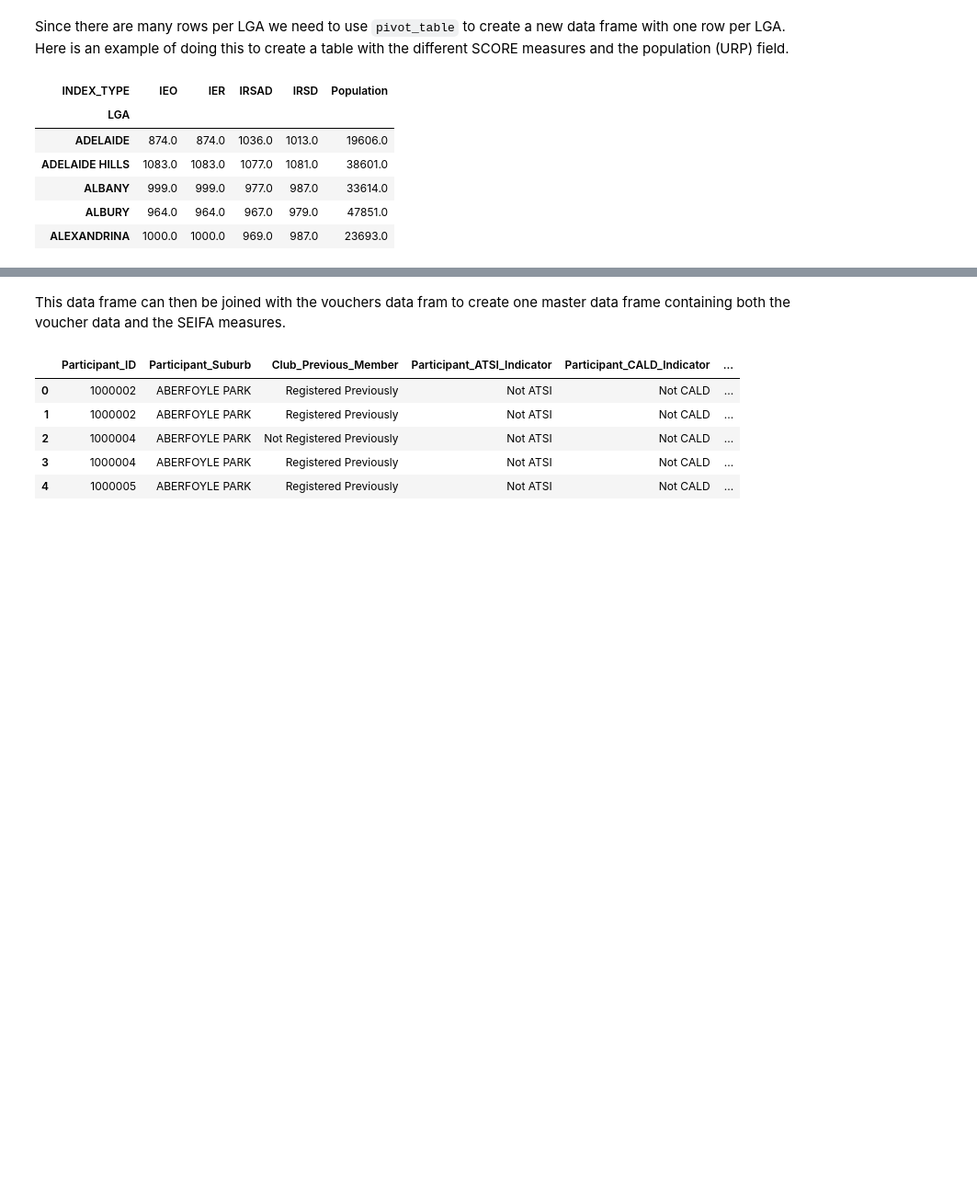
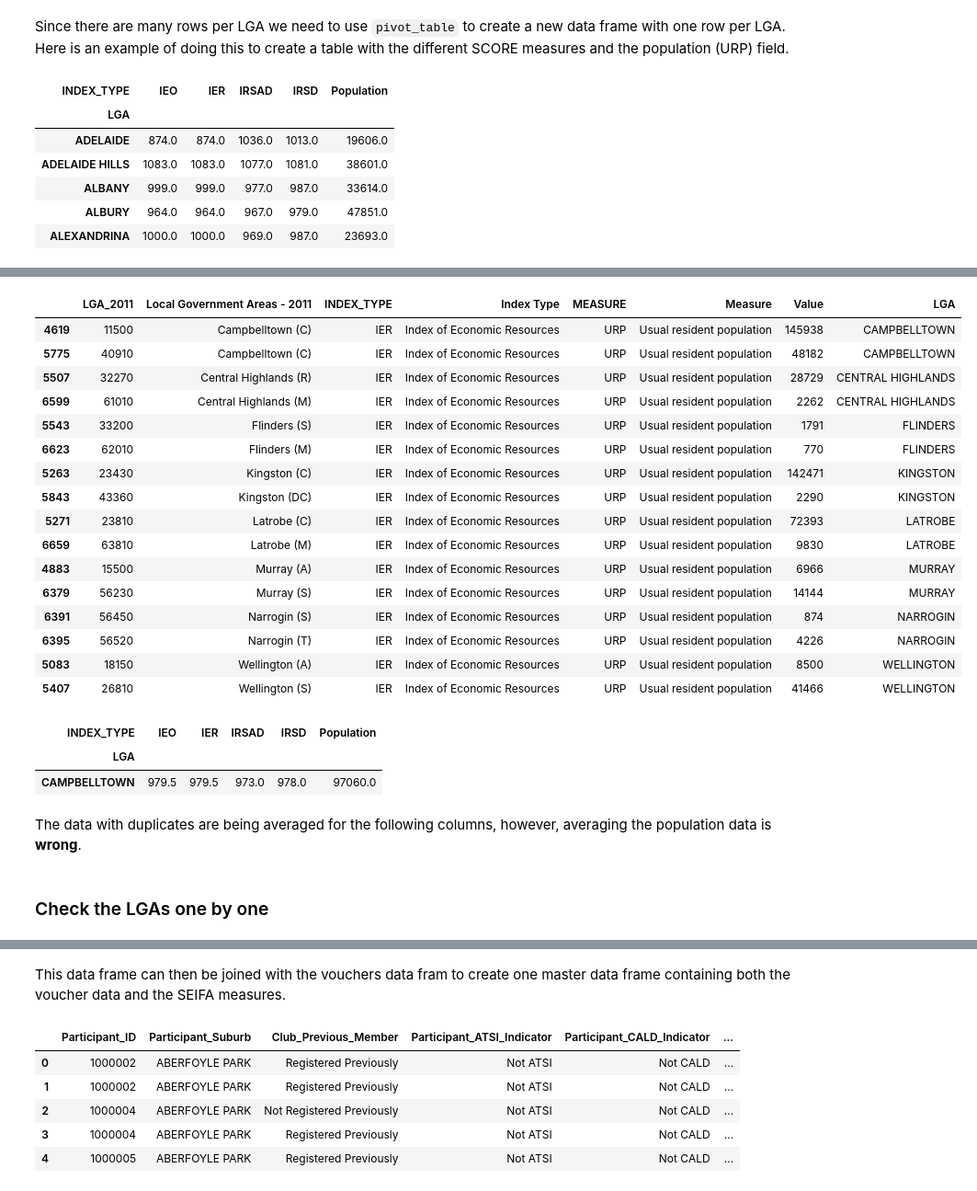
Before and after one commit to walthersy/DataScience-Portfolio, a Jupyter notebook: Portfolio 2.ipynb, the cells around one changed output, grey strips where cells are left out. Shown: that part at 92% size. Cells and saved outputs as stored; diff of their text form; code cells hidden in the pictures; blank space fills up the shorter version.

Commit message:
discovered duplicates

```diff
--- a/Portfolio 2.ipynb
+++ b/Portfolio 2.ipynb
@@ -81,0 +80,3 @@ __IRSD__ - Index of Relative Socio-economic Disadvantage
+# %%
+duplicates = seifa.query('MEASURE=="URP" & INDEX_TYPE=="IER"')[seifa.query('MEASURE=="URP" & INDEX_TYPE=="IER"').duplicated(subset=['LGA'])].LGA
+duplicates
@@ -81,0 +93,30 @@ __IRSD__ - Index of Relative Socio-economic Disadvantage
+# %%
+seifa.query('MEASURE=="URP" & INDEX_TYPE=="IER"')[seifa.query('MEASURE=="URP" & INDEX_TYPE=="IER"')['LGA'].isin(duplicates)].sort_values('LGA')
+# %% [output]
+|  | LGA_2011 | Local Government Areas - 2011 | INDEX_TYPE | Index Type | MEASURE | Measure | Value | LGA |
+| 4619 | 11500 | Campbelltown (C) | IER | Index of Economic Resources | URP | Usual resident population | 145938 | CAMPBELLTOWN |
+| 5775 | 40910 | Campbelltown (C) | IER | Index of Economic Resources | URP | Usual resident population | 48182 | CAMPBELLTOWN |
+| 5507 | 32270 | Central Highlands (R) | IER | Index of Economic Resources | URP | Usual resident population | 28729 | CENTRAL HIGHLANDS |
+| 6599 | 61010 | Central Highlands (M) | IER | Index of Economic Resources | URP | Usual resident population | 2262 | CENTRAL HIGHLANDS |
+| 5543 | 33200 | Flinders (S) | IER | Index of Economic Resources | URP | Usual resident population | 1791 | FLINDERS |
+| 6623 | 62010 | Flinders (M) | IER | Index of Economic Resources | URP | Usual resident population | 770 | FLINDERS |
+| 5263 | 23430 | Kingston (C) | IER | Index of Economic Resources | URP | Usual resident population | 142471 | KINGSTON |
+| 5843 | 43360 | Kingston (DC) | IER | Index of Economic Resources | URP | Usual resident population | 2290 | KINGSTON |
+| 5271 | 23810 | Latrobe (C) | IER | Index of Economic Resources | URP | Usual resident population | 72393 | LATROBE |
+| 6659 | 63810 | Latrobe (M) | IER | Index of Economic Resources | URP | Usual resident population | 9830 | LATROBE |
+| 4883 | 15500 | Murray (A) | IER | Index of Economic Resources | URP | Usual resident population | 6966 | MURRAY |
+| 6379 | 56230 | Murray (S) | IER | Index of Economic Resources | URP | Usual resident population | 14144 | MURRAY |
+| 6391 | 56450 | Narrogin (S) | IER | Index of Economic Resources | URP | Usual resident population | 874 | NARROGIN |
+| 6395 | 56520 | Narrogin (T) | IER | Index of Economic Resources | URP | Usual resident population | 4226 | NARROGIN |
+| 5083 | 18150 | Wellington (A) | IER | Index of Economic Resources | URP | Usual resident population | 8500 | WELLINGTON |
+| 5407 | 26810 | Wellington (S) | IER | Index of Economic Resources | URP | Usual resident population | 41466 | WELLINGTON |
+# %%
+LGA_scores[LGA_scores.index=='CAMPBELLTOWN']
+# %% [output]
+| INDEX_TYPE | IEO | IER | IRSAD | IRSD | Population |
+| LGA |  |  |  |  |  |
+| CAMPBELLTOWN | 979.5 | 979.5 | 973.0 | 978.0 | 97060.0 |
+# %% [markdown]
+The data with duplicates are being averaged for the following columns, however, averaging the population data is __wrong__.
+# %% [markdown]
+### Check the LGAs one by one
```
Also changed, not shown: parts of 27 cells of this notebook.
